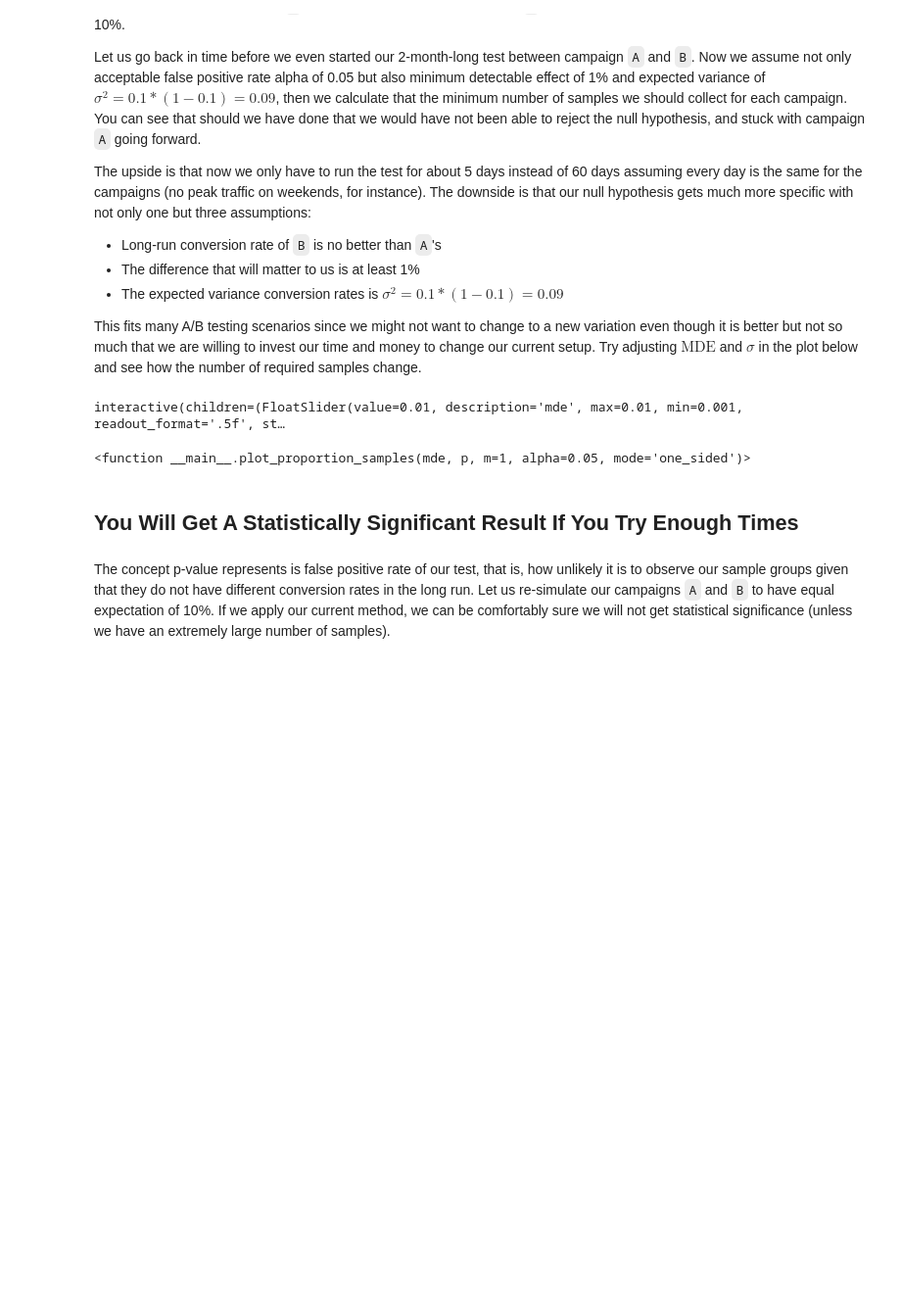
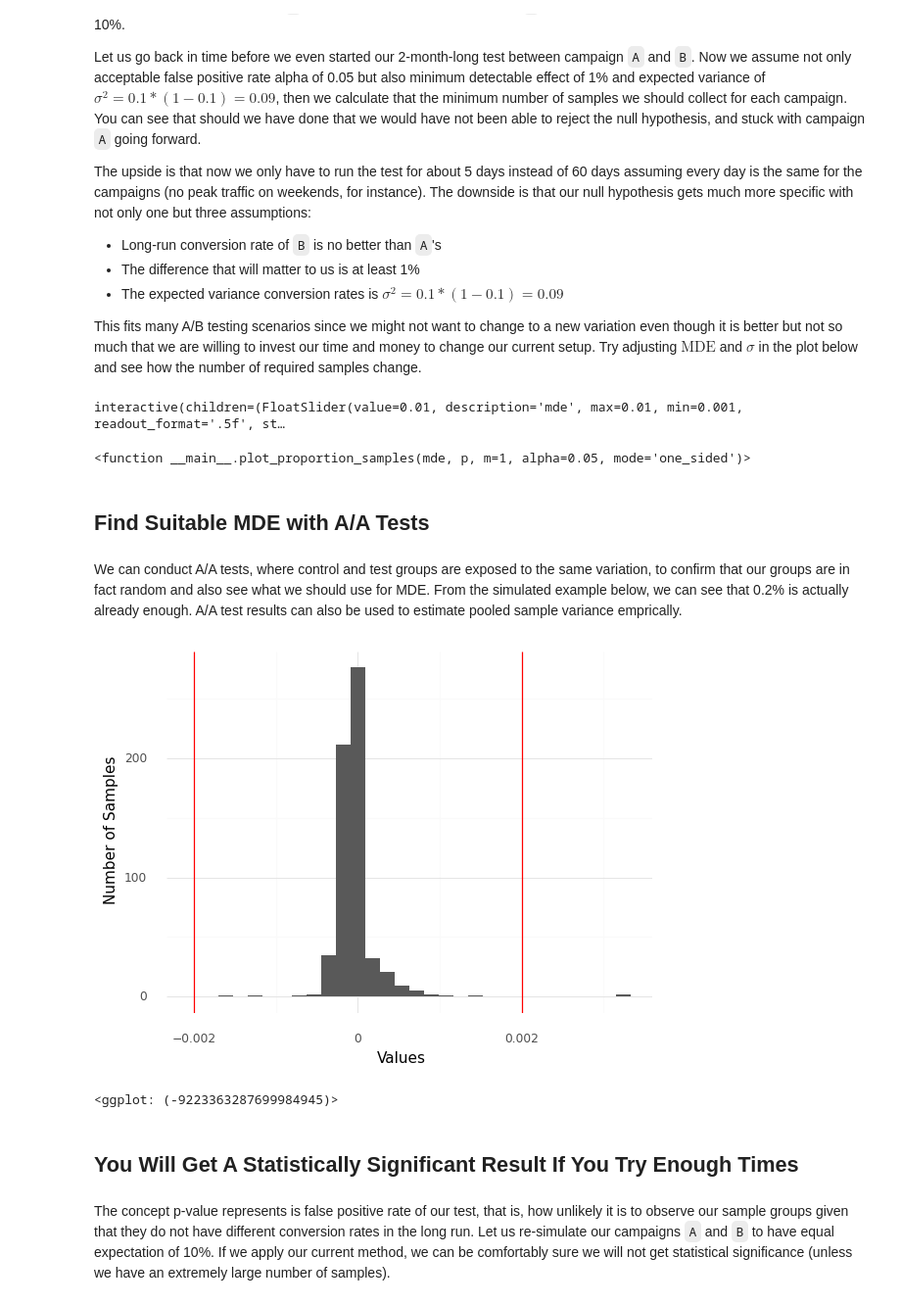
Before and after one commit to cstorm125/abtestoo, a Jupyter notebook: notebooks/frequentist.ipynb, the cells around one changed output. Shown at 98% size. Cells and saved outputs as stored; diff of their text form; code cells hidden in the pictures; blank space fills up the shorter version.

Commit message:
add a/a tests

```diff
--- a/notebooks/frequentist.ipynb
+++ b/notebooks/frequentist.ipynb
@@ -667,6 +667,27 @@ interact(plot_proportion_samples, mde = widgets.FloatSlider(min=0.001,max=0.01,
 # %% [output]
 interactive(children=(FloatSlider(value=0.01, description='mde', max=0.01, min=0.001, readout_format='.5f', st…
 <function __main__.plot_proportion_samples(mde, p, m=1, alpha=0.05, mode='one_sided')>
+# %% [markdown]
+## Find Suitable MDE with A/A Tests
+# %% [markdown]
+We can conduct A/A tests, where control and test groups are exposed to the same variation, to confirm that our groups are in fact random and also see what we should use for MDE. From the simulated example below, we can see that 0.2% is actually already enough. A/A test results can also be used to estimate pooled sample variance emprically.
+# %%
+same_days = gen_bernoulli_campaign(p1 = 0.10,
+                          p2 = 0.10,
+                          timesteps = 600,
+                          scaler=300,
+                          seed = 2) #god-mode
+same_days.columns = [i.replace('impression','click') for i in same_days.columns] #function uses impressions but we use clicks
+same_days['differ'] = same_days['cumu_rate_b'] - same_days['cumu_rate_a']
+
+g = (ggplot(same_days, aes(x='differ')) + geom_histogram(bins=30) + theme_minimal() +
+     xlab('Values') + ylab('Number of Samples') + geom_vline(xintercept=0.002,color='red')+
+    geom_vline(xintercept=-0.002,color='red') +
+    ggtitle(f'Empricially variance'))
+g
+# %% [output]
+[figure, added]
+<ggplot: (-9223363287699984945)>
 # %% [markdown]
 ## You Will Get A Statistically Significant Result If You Try Enough Times
 # %% [markdown]
```
Also changed, not shown: parts of 1 cell of this notebook.
